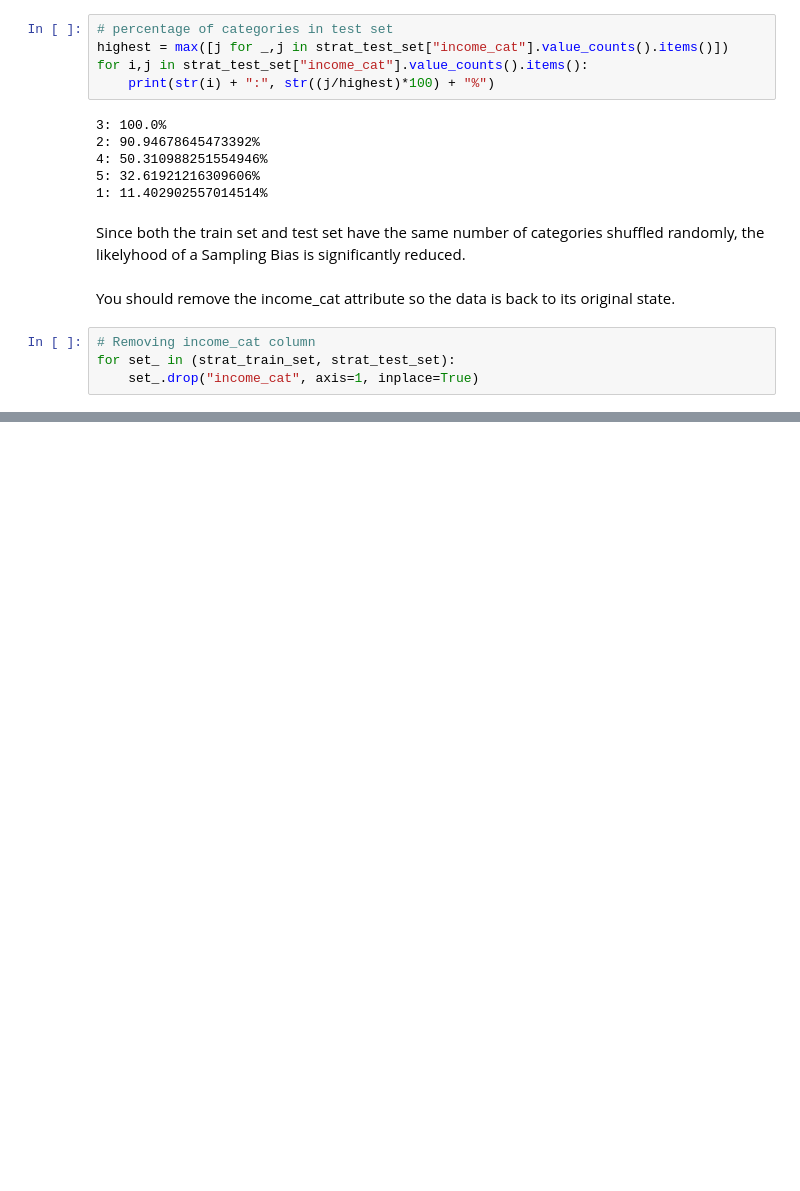
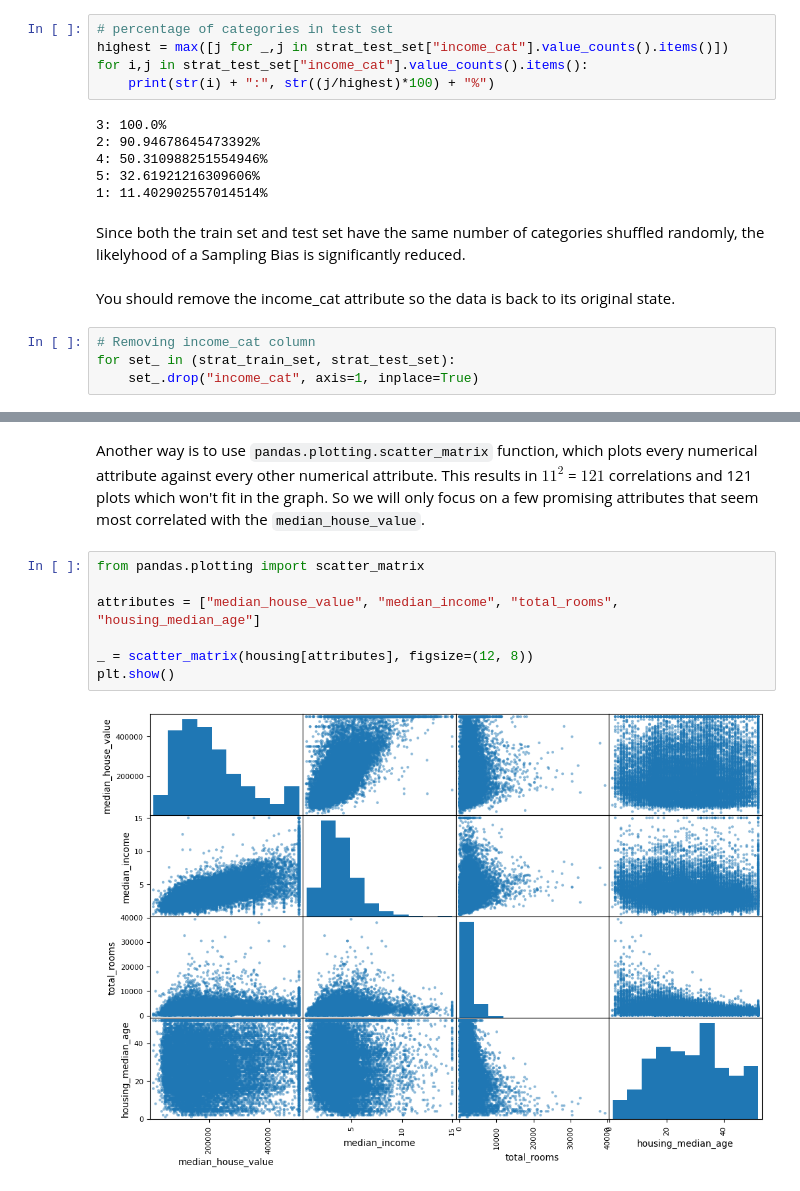
Before and after one commit to anand-murthy-r/MachineLearning101, a Jupyter notebook: learn.ipynb, the cells around one changed output, grey strips where cells are left out. Saved outputs shown, nothing was run; the diff lists cells and outputs as text; blank space fills up the shorter version.

```diff
--- a/learn.ipynb
+++ b/learn.ipynb
@@ -335,0 +404,11 @@ for set_ in (strat_train_set, strat_test_set):
+# %% [markdown]
+Another way is to use `pandas.plotting.scatter_matrix` function, which plots every numerical attribute against every other numerical attribute. This results in $11^2$ = $121$ correlations and 121 plots which won't fit in the graph. So we will only focus on a few promising attributes that seem most correlated with the `median_house_value`.
+# %%
+from pandas.plotting import scatter_matrix
+
+attributes = ["median_house_value", "median_income", "total_rooms", "housing_median_age"]
+
+_ = scatter_matrix(housing[attributes], figsize=(12, 8))
+plt.show()
+# %% [output]
+[figure, added]
```
Also changed, not shown: parts of 33 cells of this notebook, 1 other file.
